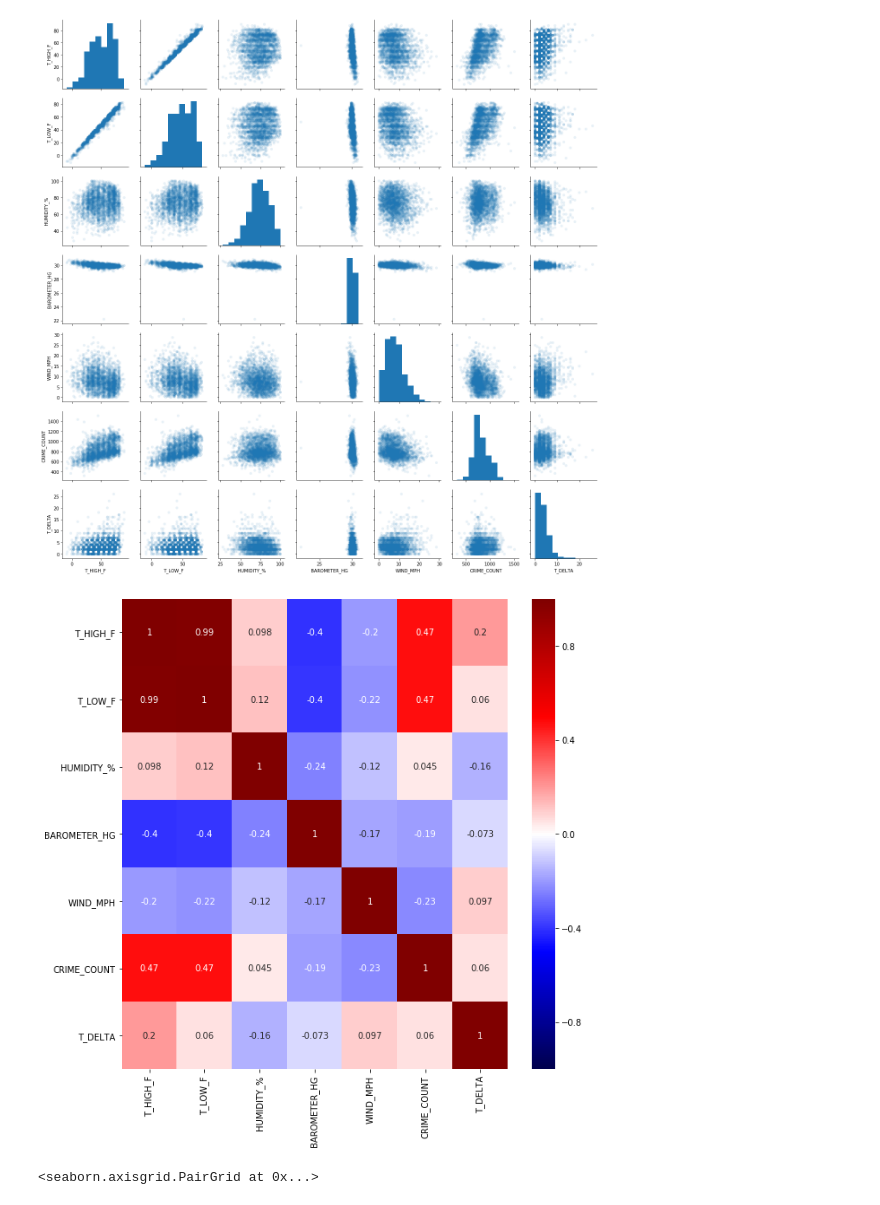
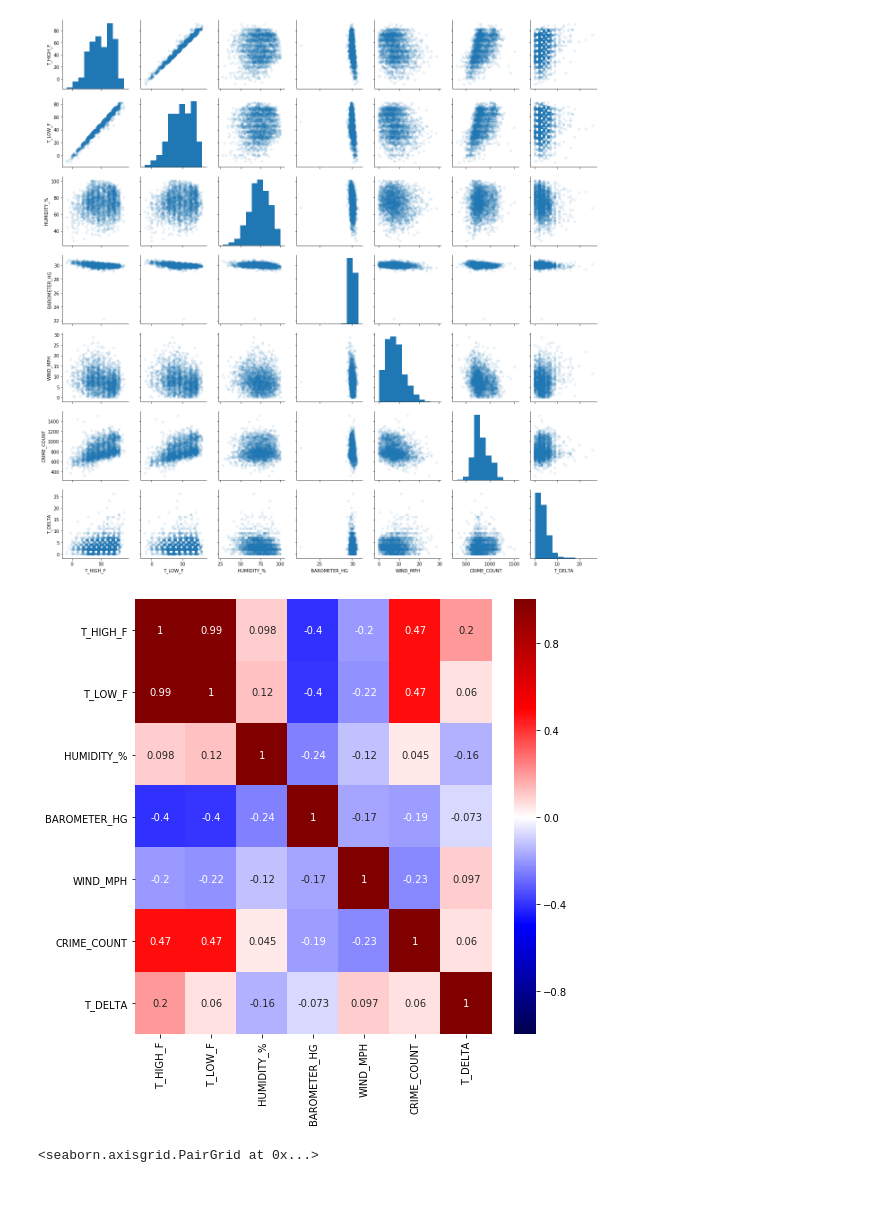
Before and after one commit to silvernine209/chicago_crime_rate_predictor, a Jupyter notebook: project_2_luther_lee_matthew.ipynb, the cells around one changed output. Saved outputs shown, nothing was run; the diff lists cells and outputs as text; code cells hidden in the pictures.

```diff
--- a/project_2_luther_lee_matthew.ipynb
+++ b/project_2_luther_lee_matthew.ipynb
@@ -327,11 +336,11 @@ sns.pairplot(df_merged[list(df_merged.columns)[0:7]], plot_kws=dict(alpha=.1, ed
 [figure]
 # %%
 # corr matrix
-plt.figure(figsize=(10, 10))
+plt.figure(figsize=(8, 8))
 sns.heatmap(df_merged[list(df_merged.columns)[0:7]].corr(), cmap="seismic", annot=True, vmin=-1, vmax=1);
 # more cmaps: https://matplotlib.org/examples/color/colormaps_reference.html
 # %% [output]
-[figure, old version]
+[figure, new version]
 # %%
 sns.pairplot(pd.concat([df_merged[list(df_merged.columns)[7:]], df_merged['CRIME_COUNT']], axis=1), plot_kws=dict(alpha=.1, edgecolor='none'))
 # %% [output]
```
Also changed, not shown: parts of 20 cells of this notebook.
